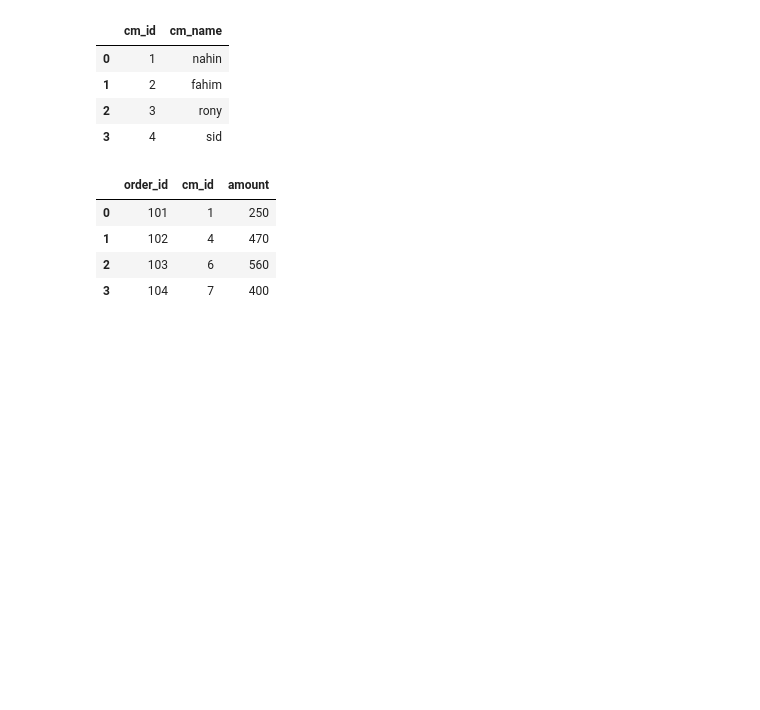
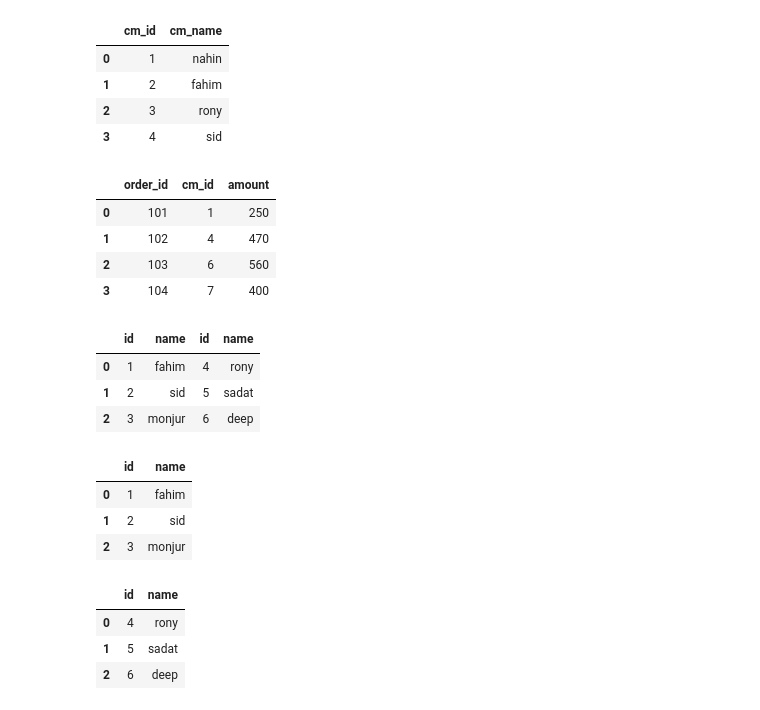
Before and after one commit to Nahin4200/AI-ML_learning_journey, a Jupyter notebook: pandas/pandas_01.ipynb, the cells around one changed output. Drawn from its saved outputs; the diff is of its cells as text; code cells hidden in the pictures; blank space fills up the shorter version.

Commit message:
add concatenation

```diff
--- a/pandas/pandas_01.ipynb
+++ b/pandas/pandas_01.ipynb
@@ -725,3 +725,35 @@ df_order
 | 1 | 102 | 4 | 470 |
 | 2 | 103 | 6 | 560 |
 | 3 | 104 | 7 | 400 |
+# %%
+df1 = pd.DataFrame({
+    "id" : [1,2,3],
+    "name" : ["fahim", "sid", "monjur"]
+})
+
+df2 = pd.DataFrame({
+    "id" : [4,5,6],
+    "name":["rony","sadat","deep"]
+})
+
+pd.concat([df1,df2]) #raw
+pd.concat([df1,df2], axis = 1)
+# %% [output]
+|  | id | name | id | name |
+| 0 | 1 | fahim | 4 | rony |
+| 1 | 2 | sid | 5 | sadat |
+| 2 | 3 | monjur | 6 | deep |
+# %%
+df1
+# %% [output]
+|  | id | name |
+| 0 | 1 | fahim |
+| 1 | 2 | sid |
+| 2 | 3 | monjur |
+# %%
+df2
+# %% [output]
+|  | id | name |
+| 0 | 4 | rony |
+| 1 | 5 | sadat |
+| 2 | 6 | deep |
```
